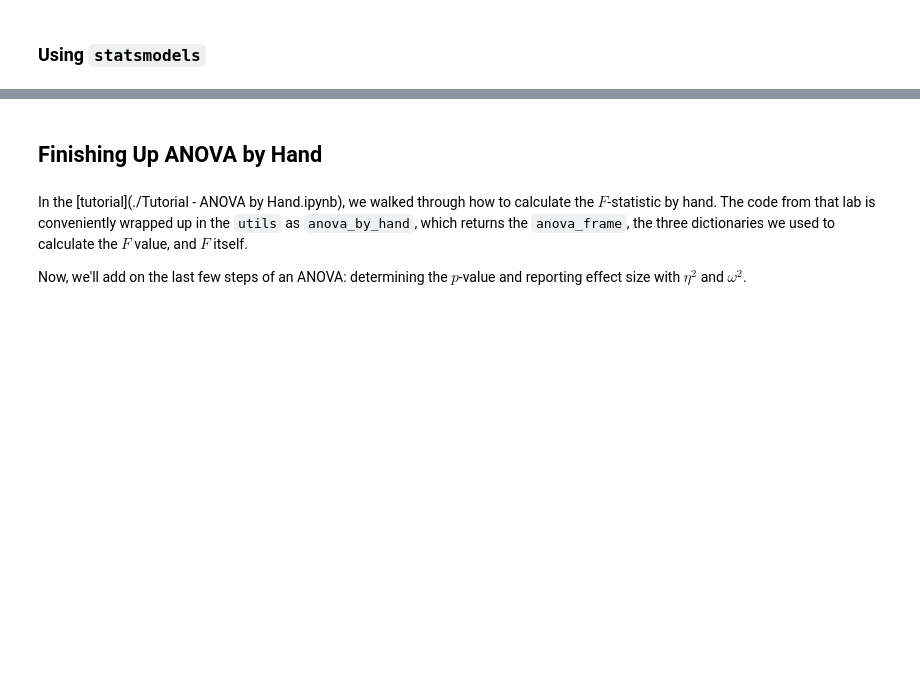
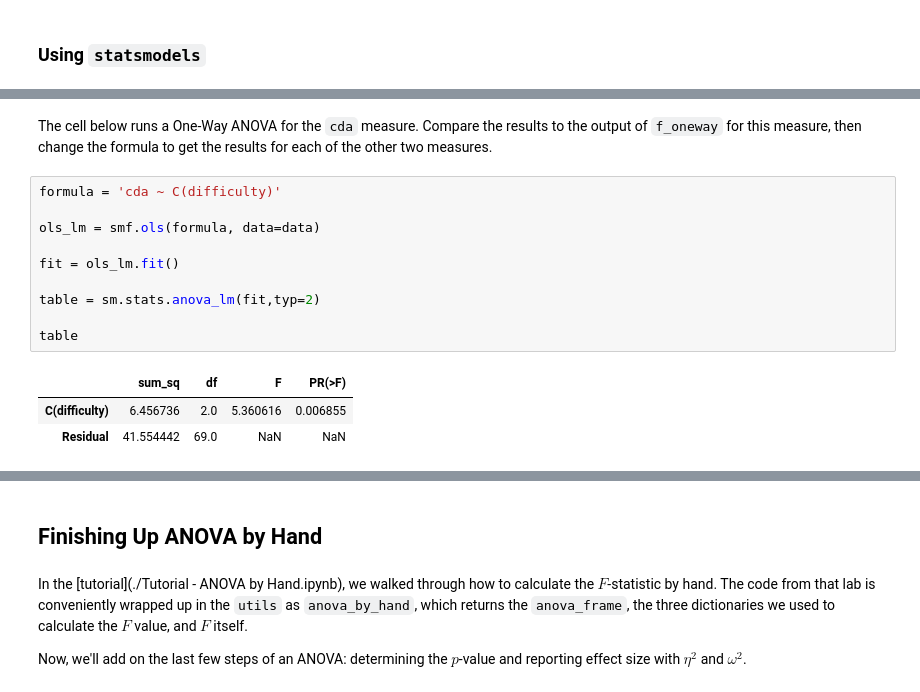
Before and after one commit to charlesfrye/AppliedStatisticsForNeuroscience, a Jupyter notebook: 05 - ANOVA I/Lab - One-Way ANOVA - Solutions.ipynb, the cells around one changed output, grey strips where cells are left out. Drawn from its saved outputs; the diff is of its cells as text; blank space fills up the shorter version.

Commit message:
Adds section on statsmodels ANOVAs

```diff
--- a/05 - ANOVA I/Lab - One-Way ANOVA - Solutions.ipynb
+++ b/05 - ANOVA I/Lab - One-Way ANOVA - Solutions.ipynb
@@ -189,0 +265,18 @@ F_onewayResult(statistic=0.073472594633349528, pvalue=0.92923420230558784)
+# %% [markdown]
+The cell below runs a One-Way ANOVA for the `cda` measure.
+Compare the results to the output of `f_oneway` for this measure,
+then change the formula to get the results for each of the other two measures.
+# %%
+formula = 'cda ~ C(difficulty)'
+
+ols_lm = smf.ols(formula, data=data)
+
+fit = ols_lm.fit()
+
+table = sm.stats.anova_lm(fit,typ=2)
+
+table
+# %% [output]
+|  | sum_sq | df | F | PR(>F) |
+| C(difficulty) | 6.456736 | 2.0 | 5.360616 | 0.006855 |
+| Residual | 41.554442 | 69.0 | NaN | NaN |
```
Also changed, not shown: parts of 21 cells of this notebook.
